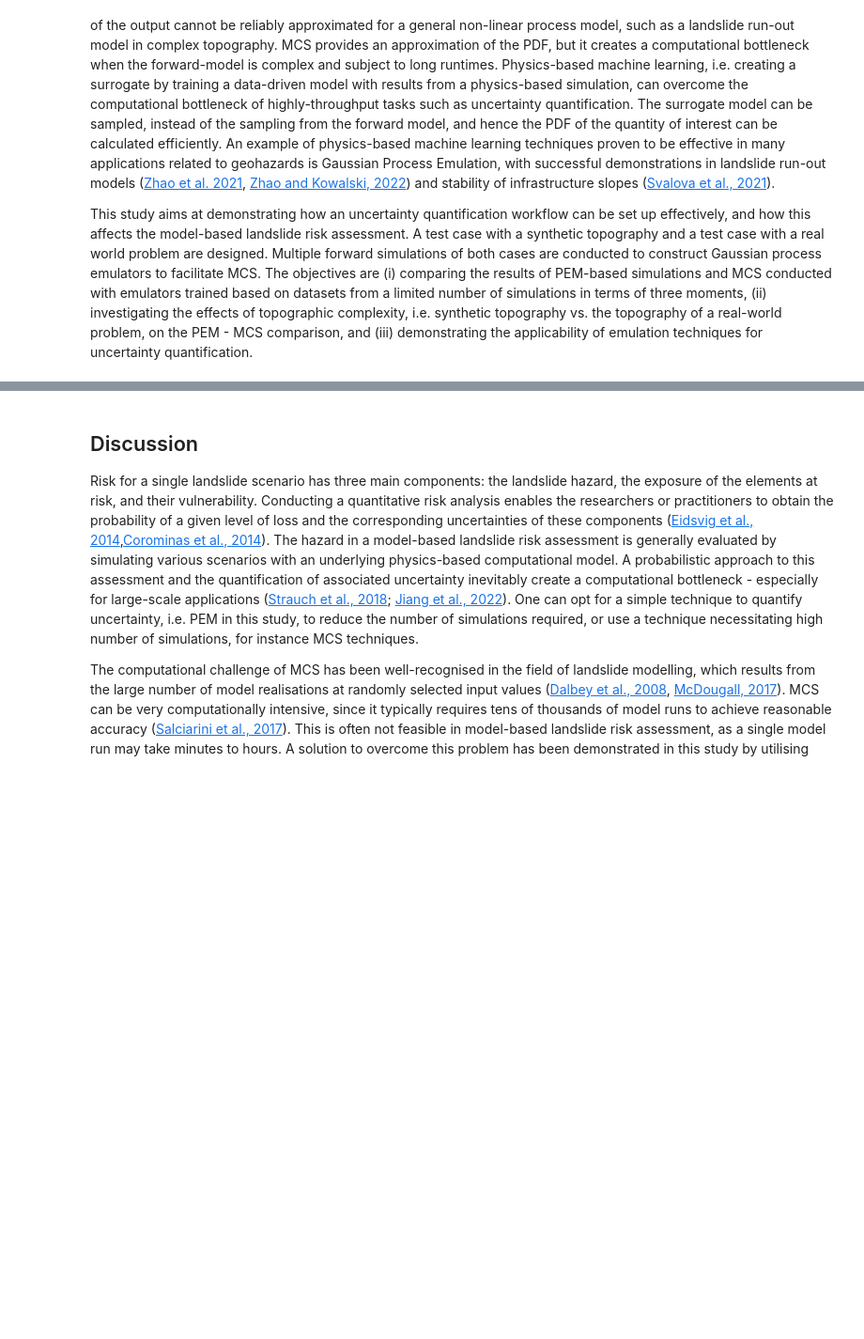
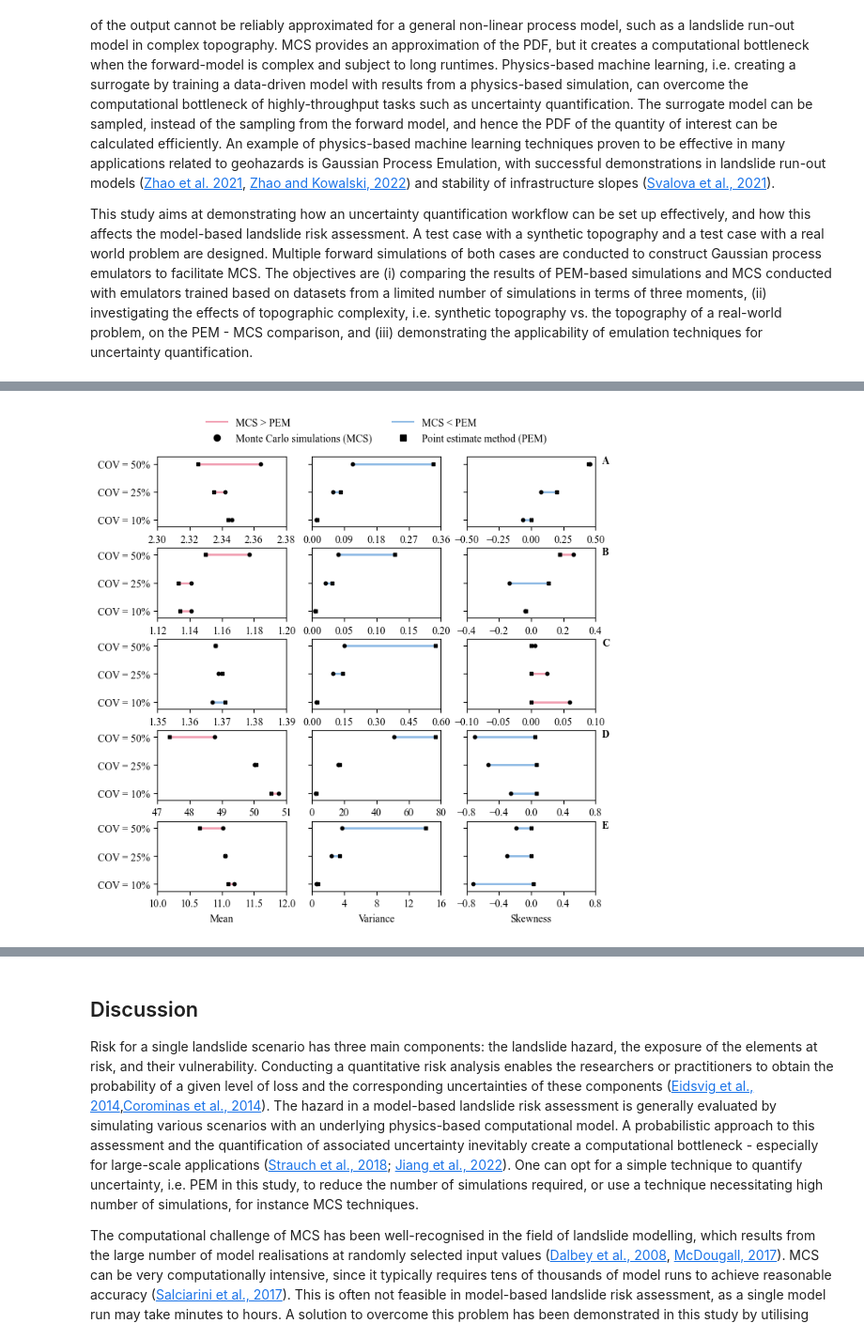
Before and after one commit to yildizanil/frontiers_yildizetal, a Jupyter notebook: yildiz_et_al_2023.ipynb, the cells around one changed output, grey strips where cells are left out. Shown at 94% size. Saved outputs shown, nothing was run; the diff lists cells and outputs as text; code cells hidden in the pictures; blank space fills up the shorter version.

Commit message:
notebook completed, datafile names are updated

```diff
--- a/yildiz_et_al_2023.ipynb
+++ b/yildiz_et_al_2023.ipynb
@@ -140,0 +289,97 @@ Figures 7 and 8 show the comparison of spatial distribution of maximum flow heig
+# %%
+# plotting figure 3
+
+from frontiers_yildizetal.analysis import uq
+import numpy as np
+from matplotlib.lines import Line2D
+import matplotlib.pyplot as plt
+import string
+
+pem_mom = uq.Moments('synth').get_pem()
+mcs_mom = uq.Moments('synth').get_mcs()
+
+f_names = list(uq.Moments.funcs.keys())
+scalars = list(pem_mom['mean'].keys())
+
+diff_col = {}
+for f in f_names:
+    diff_col[f] = {}
+    for s in scalars:
+        x1 = pem_mom[f][s]
+        x2 = mcs_mom[f][s]
+        diff_col[f][s] = ['#F19EB1' if (y - x) > 0 else '#8EBAE5' for x, y in zip(x1, x2)]
+
+locs = [1, 2, 3]
+xlimits = (
+    (2.3, 2.38),
+    (0, 0.36),
+    (-0.5, 0.5),
+    (1.12, 1.20),
+    (0, 0.2),
+    (-0.4, 0.4),
+    (1.35, 1.39),
+    (0, 0.6),
+    (-0.1, 0.1),
+    (47, 51),
+    (0, 80),
+    (-0.8, 0.8),
+    (10, 12),
+    (0, 16),
+    (-0.8, 0.8),
+)
+letters = list(string.ascii_uppercase)
+
+fig, axs = plt.subplots(5, 3)
+axs = axs.ravel()
+
+for i, f in enumerate(f_names):
+    for j, s in enumerate(scalars):
+        axs[i + 3 * j].scatter(mcs_mom[f][s], locs, color='k', marker='o', s=10)
+        axs[i + 3 * j].scatter(pem_mom[f][s], locs, color='k', marker='s', s=10)
+        axs[i + 3 * j].hlines(
+            y=locs,
+            xmin=mcs_mom[f][s],
+            xmax=pem_mom[f][s],
+            color=diff_col[f][s],
+            zorder=0,
+            linewidth=2,
+        )
+        axs[i + 3 * j].set_ylim(0.75, 3.25)
+        axs[i + 3 * j].set_yticks((1, 2, 3))
+        axs[i + 3 * j].set_xlim(xlimits[i + 3 * j])
+        axs[i + 3 * j].set_xticks(np.linspace(xlimits[i + 3 * j][0], xlimits[i + 3 * j][1], 5))
+        if i == 0:
+            axs[i + 3 * j].set_yticklabels(('COV = 10%', 'COV = 25%', 'COV = 50%'))
+        else:
+            axs[i + 3 * j].set_yticklabels([])
+        if i == 2:
+            axs[i + 3 * j].text(1.1 * xlimits[i + 3 * j][1], 3, letters[j], weight='bold')
+
+axs[1].legend(
+    loc='upper center', bbox_to_anchor=(0.5, 1.4), ncol=2, frameon=False, fancybox=False
+)
+axs[1].legend(
+    [
+        Line2D([0], [0], color='#F19EB1'),
+        Line2D([0], [0], marker='o', color='k', lw=0),
+        Line2D([0], [0], color='#8EBAE5'),
+        Line2D([0], [0], marker='s', color='k', lw=0),
+    ],
+    ['MCS > PEM', 'Monte Carlo simulations (MCS)', 'MCS < PEM', 'Point estimate method (PEM)'],
+    loc='upper center',
+    bbox_to_anchor=(0.5, 1.7),
+    ncol=2,
+    frameon=False,
+    fancybox=False,
+)
+
+axs[12].set_xlabel('Mean')
+axs[13].set_xlabel('Variance')
+axs[14].set_xlabel('Skewness')
+
+plt.rcParams['figure.figsize'] = [18 / 2.54, 18 / 2.54]
+plt.rcParams['font.family'] = 'Times New Roman'
+plt.rcParams['font.size'] = 10
+plt.tight_layout()
+plt.subplots_adjust(wspace=0.2, hspace=0.3)
+# %% [output]
@@ -140,0 +397 @@ Figures 7 and 8 show the comparison of spatial distribution of maximum flow heig
+[figure, added]
```
Also changed, not shown: parts of 31 cells of this notebook, 4 other files.
